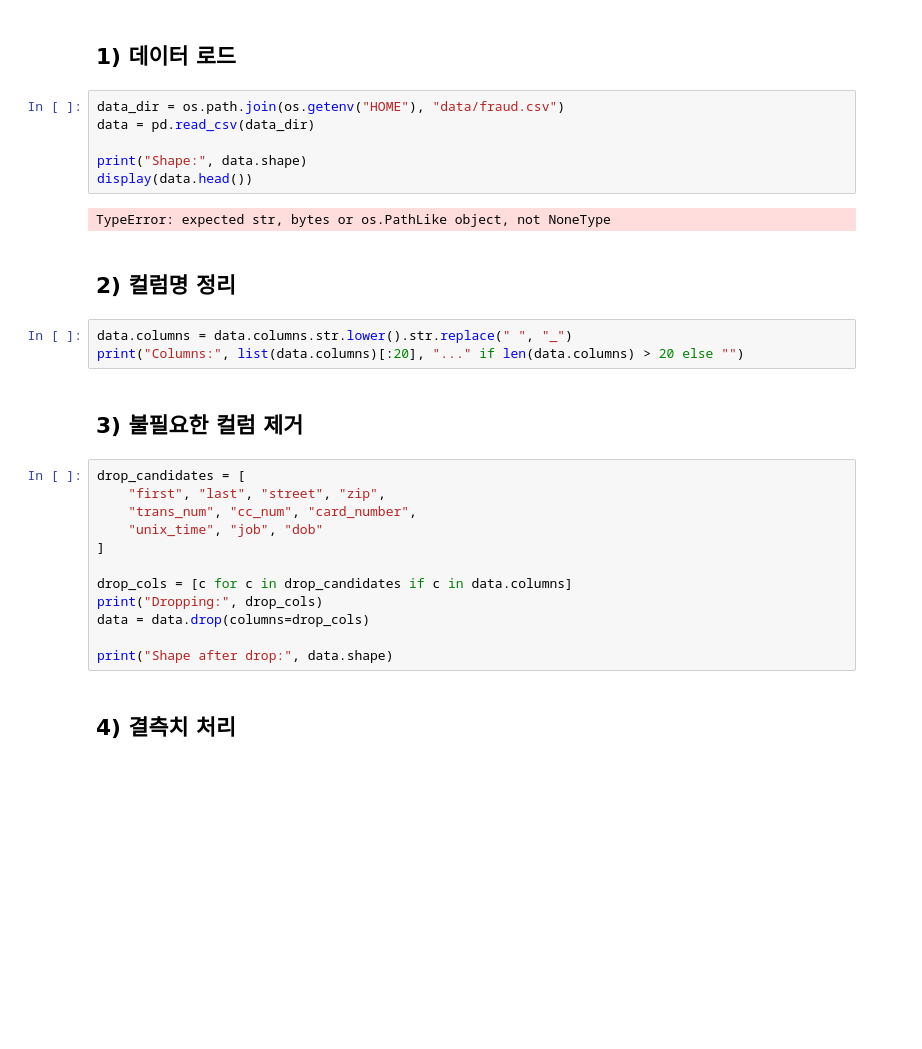
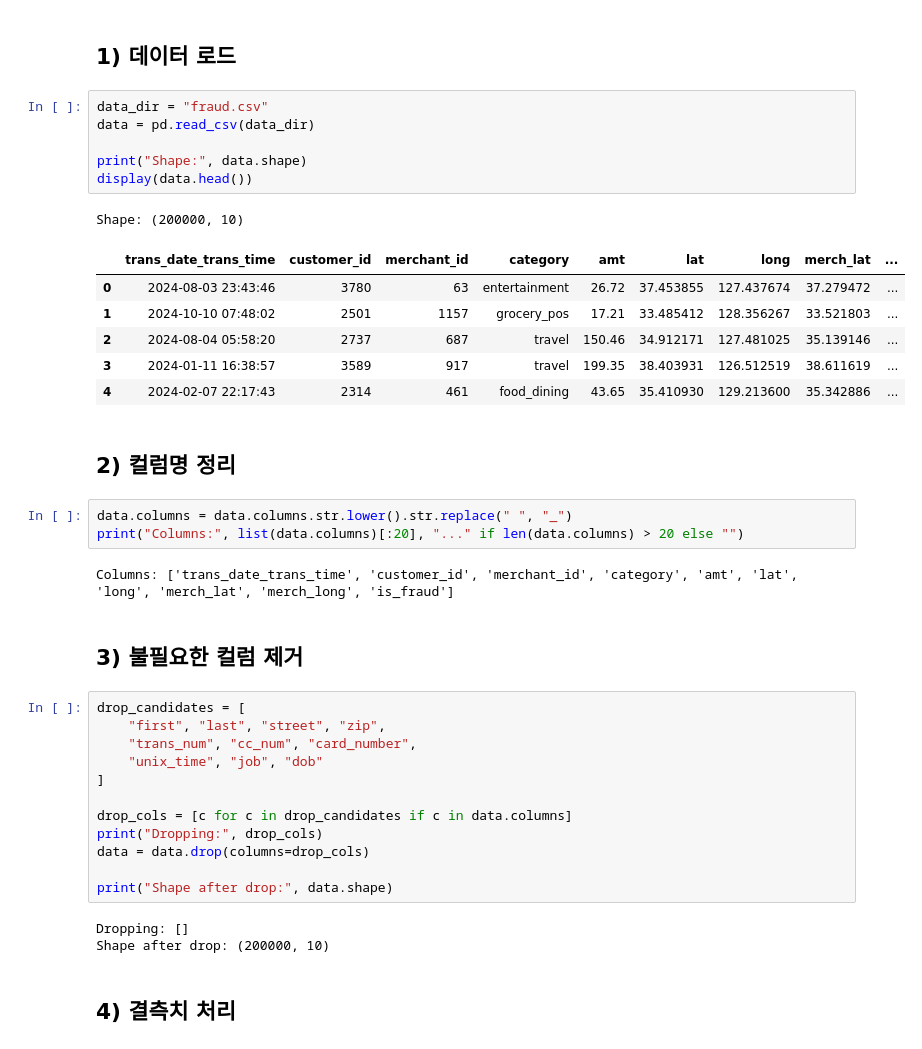
Before and after one commit to jusong522/first, a Jupyter notebook: 신용거래.ipynb, the cells around one changed output. Saved outputs shown, nothing was run; the diff lists cells and outputs as text; blank space fills up the shorter version.

```diff
--- a/신용거래.ipynb
+++ b/신용거래.ipynb
@@ -12,18 +12,26 @@ sns.set_context("notebook")
 # %% [markdown]
 ## 1) 데이터 로드
 # %%
-data_dir = os.path.join(os.getenv("HOME"), "data/fraud.csv")
+data_dir = "fraud.csv"
 data = pd.read_csv(data_dir)
 
 print("Shape:", data.shape)
 display(data.head())
 # %% [output]
-TypeError: expected str, bytes or os.PathLike object, not NoneType
+Shape: (200000, 10)
+|  | trans_date_trans_time | customer_id | merchant_id | category | amt | lat | long | merch_lat | ... |
+| 0 | 2024-08-03 23:43:46 | 3780 | 63 | entertainment | 26.72 | 37.453855 | 127.437674 | 37.279472 | ... |
+| 1 | 2024-10-10 07:48:02 | 2501 | 1157 | grocery_pos | 17.21 | 33.485412 | 128.356267 | 33.521803 | ... |
+| 2 | 2024-08-04 05:58:20 | 2737 | 687 | travel | 150.46 | 34.912171 | 127.481025 | 35.139146 | ... |
+| 3 | 2024-01-11 16:38:57 | 3589 | 917 | travel | 199.35 | 38.403931 | 126.512519 | 38.611619 | ... |
+| 4 | 2024-02-07 22:17:43 | 2314 | 461 | food_dining | 43.65 | 35.410930 | 129.213600 | 35.342886 | ... |
 # %% [markdown]
 ## 2) 컬럼명 정리
 # %%
 data.columns = data.columns.str.lower().str.replace(" ", "_")
 print("Columns:", list(data.columns)[:20], "..." if len(data.columns) > 20 else "")
+# %% [output]
+Columns: ['trans_date_trans_time', 'customer_id', 'merchant_id', 'category', 'amt', 'lat', 'long', 'merch_lat', 'merch_long', 'is_fraud']
 # %% [markdown]
 ## 3) 불필요한 컬럼 제거
 # %%
@@ -38,6 +46,9 @@ print("Dropping:", drop_cols)
 data = data.drop(columns=drop_cols)
 
 print("Shape after drop:", data.shape)
+# %% [output]
+Dropping: []
+Shape after drop: (200000, 10)
 # %% [markdown]
 ## 4) 결측치 처리
 # %%
```
Also changed, not shown: parts of 11 cells of this notebook.
